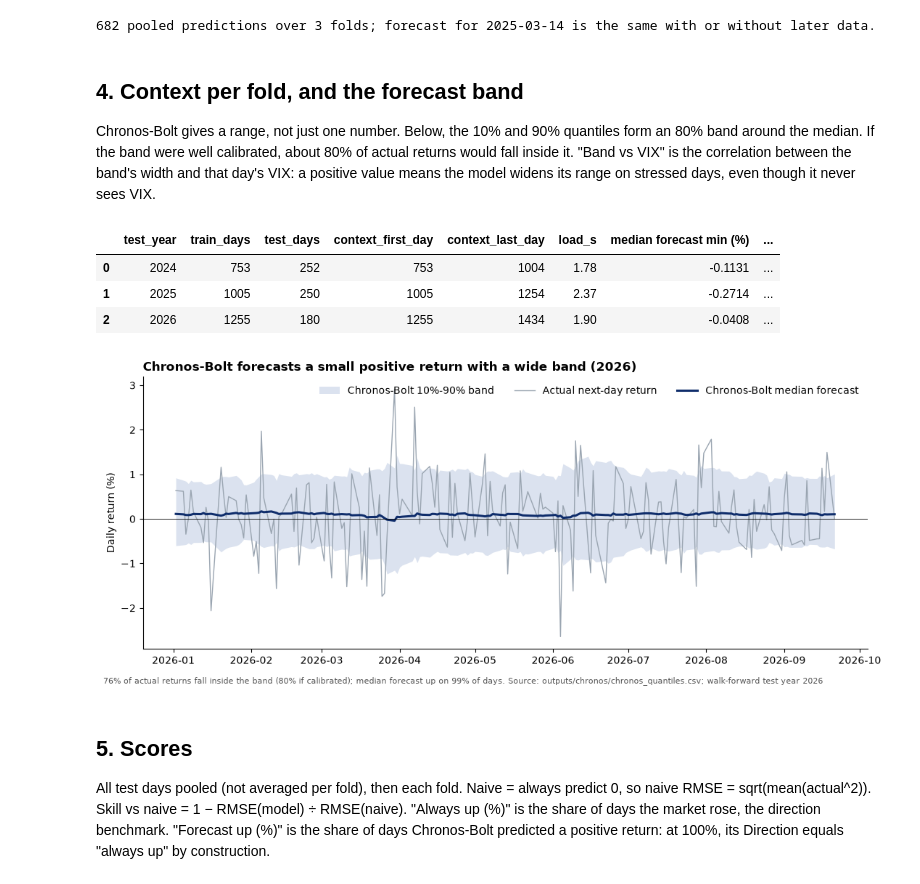
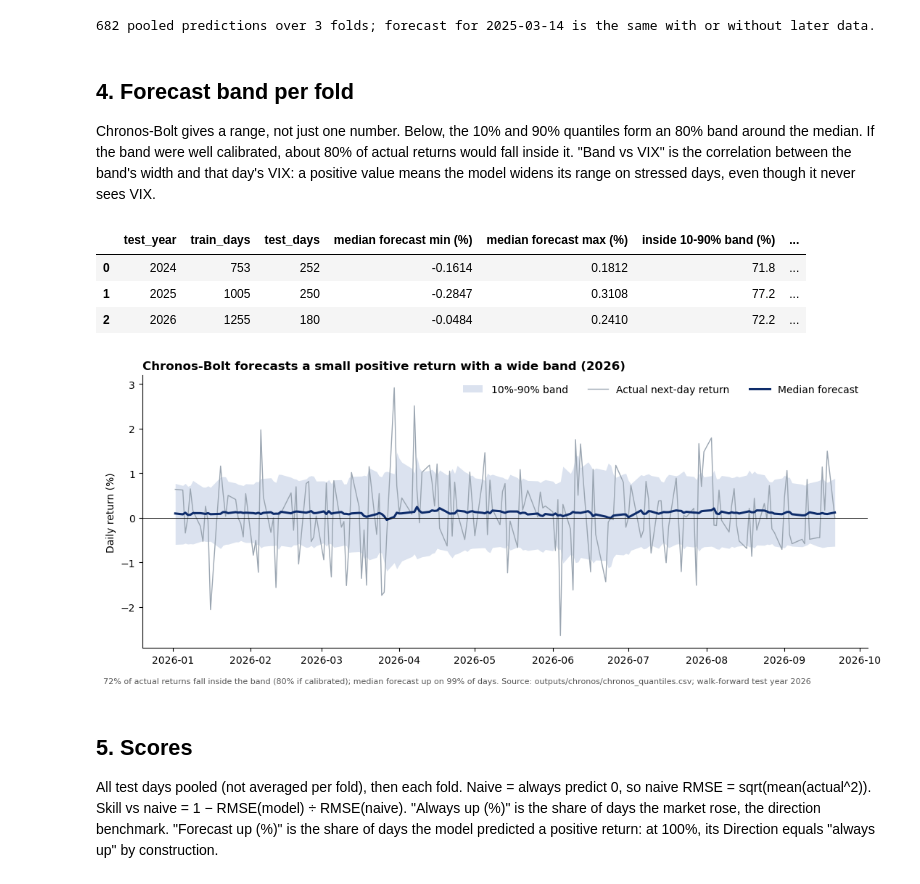
Before and after one commit to luuuneytunes12/mla_finX, a Jupyter notebook: notebooks/model_chronos.ipynb, the cells around one changed output. Cells and saved outputs as stored; diff of their text form; code cells hidden in the pictures.

```diff
--- a/notebooks/model_chronos.ipynb
+++ b/notebooks/model_chronos.ipynb
@@ -103,7 +111,7 @@ print(f"{len(P)} pooled predictions over {len(fitted)} folds; forecast for {d.da
 # %% [output]
 682 pooled predictions over 3 folds; forecast for 2025-03-14 is the same with or without later data.
 # %% [markdown]
-## 4. Context per fold, and the forecast band
+## 4. Forecast band per fold
 Chronos-Bolt gives a range, not just one number. Below, the 10% and 90% quantiles form an 80% band around the median.
 If the band were well calibrated, about 80% of actual returns would fall inside it. "Band vs VIX" is the correlation
 between the band's width and that day's VIX: a positive value means the model widens its range on stressed days, even
@@ -120,8 +128,6 @@ for fold, m in zip(FOLDS, fitted):
     q = Q[Q["fold"].astype(str) == fold[0]]
     width = q["q90"] - q["q10"]
     rows.append({"test_year": fold[0], "train_days": len(train), "test_days": len(test),
-                 "context_first_day": len(train), "context_last_day": len(train) + len(test) - 1,
-                 "load_s": round(timing["train_s"][fold[0]], 2),
                  "median forecast min (%)": round(q["q50"].min() * 100, 4),
                  "median forecast max (%)": round(q["q50"].max() * 100, 4),
                  "inside 10-90% band (%)": round(100 * ((q["actual"] >= q["q10"]) & (q["actual"] <= q["q90"])).mean(), 1),
@@ -131,37 +137,37 @@ folds = pd.DataFrame(rows)
 folds.to_csv(OUT / "chronos_folds.csv", index=False)
 folds
 # %% [output]
-|  | test_year | train_days | test_days | context_first_day | context_last_day | load_s | median forecast min (%) | ... |
-| 0 | 2024 | 753 | 252 | 753 | 1004 | 1.78 | -0.1131 | ... |
-| 1 | 2025 | 1005 | 250 | 1005 | 1254 | 2.37 | -0.2714 | ... |
-| 2 | 2026 | 1255 | 180 | 1255 | 1434 | 1.90 | -0.0408 | ... |
+|  | test_year | train_days | test_days | median forecast min (%) | median forecast max (%) | inside 10-90% band (%) | ... |
+| 0 | 2024 | 753 | 252 | -0.1614 | 0.1812 | 71.8 | ... |
+| 1 | 2025 | 1005 | 250 | -0.2847 | 0.3108 | 77.2 | ... |
+| 2 | 2026 | 1255 | 180 | -0.0484 | 0.2410 | 72.2 | ... |
 # %%
 yr = FOLDS[-1][0]
 q = Q[Q["fold"].astype(str) == yr]
 inside = 100 * ((q["actual"] >= q["q10"]) & (q["actual"] <= q["q90"])).mean()
 up = 100 * (q["q50"] > 0).mean()
 fig, ax = plt.subplots(figsize=(11, 4.5))
-ax.fill_between(q.index, q["q10"] * 100, q["q90"] * 100, color="#5b7fb8", alpha=0.22, lw=0, label="Chronos-Bolt 10%-90% band")
+ax.fill_between(q.index, q["q10"] * 100, q["q90"] * 100, color="#5b7fb8", alpha=0.22, lw=0, label="10%-90% band")
 ax.plot(q.index, q["actual"] * 100, color="#9aa5b1", lw=1, label="Actual next-day return")
-ax.plot(q.index, q["q50"] * 100, color="#0f2d6b", lw=2.2, label="Chronos-Bolt median forecast")
+ax.plot(q.index, q["q50"] * 100, color="#0f2d6b", lw=2.2, label="Median forecast")
 ax.axhline(0, color="black", lw=0.6)
 ax.set_ylabel("Daily return (%)")
 ax.set_title(f"Chronos-Bolt forecasts a small {'positive' if up >= 50 else 'negative'} return with a wide band ({yr})",
              fontsize=12, fontweight="bold", loc="left")
 ax.spines[["top", "right"]].set_visible(False)
 ax.legend(frameon=False, loc="upper right", ncol=3)
 fig.text(0.01, -0.02, f"{inside:.0f}% of actual returns fall inside the band (80% if calibrated); median forecast up on {up:.0f}% of days. "
          f"Source: outputs/chronos/chronos_quantiles.csv; walk-forward test year {yr}", fontsize=8, color="#555")
 fig.tight_layout()
 fig.savefig(OUT / f"fig_chronos_band_{yr}.png", dpi=200, bbox_inches="tight")
 plt.show()
 # %% [output]
-[figure, old version]
+[figure, new version]
 # %% [markdown]
 ## 5. Scores
 All test days pooled (not averaged per fold), then each fold. Naive = always predict 0, so naive RMSE = sqrt(mean(actual^2)).
 Skill vs naive = 1 − RMSE(model) ÷ RMSE(naive). "Always up (%)" is the share of days the market rose, the direction
-benchmark. "Forecast up (%)" is the share of days Chronos-Bolt predicted a positive return: at 100%, its Direction equals
+benchmark. "Forecast up (%)" is the share of days the model predicted a positive return: at 100%, its Direction equals
 "always up" by construction.
 # %%
 def row(g, label):
```
Also changed, not shown: parts of 10 cells of this notebook, 37 other files.
